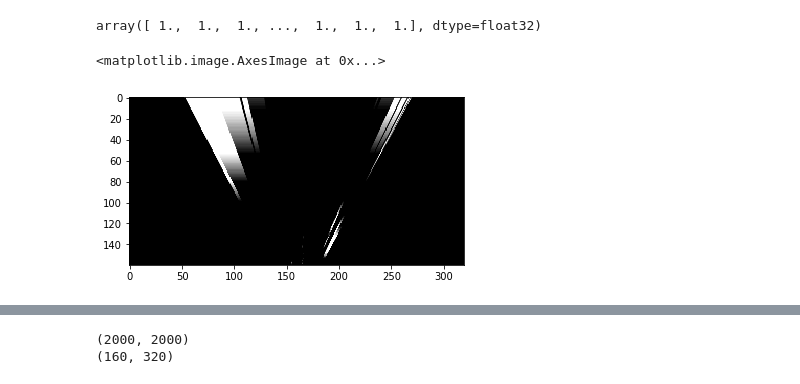
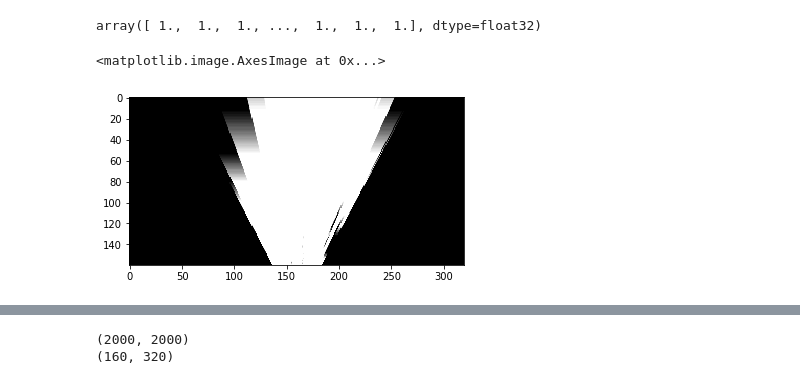
Before and after one commit to d13sl0w/RoboND-Rover-Project, a Jupyter notebook: code/Rover_Scratch_Space.ipynb, the cells around one changed output, grey strips where cells are left out. Cells and saved outputs as stored; diff of their text form; code cells hidden in the pictures.

```diff
--- a/code/Rover_Scratch_Space.ipynb
+++ b/code/Rover_Scratch_Space.ipynb
@@ -71,38 +63,33 @@ ground_masked[ground_masked > 0]
 # %% [output]
 array([ 1.,  1.,  1., ...,  1.,  1.,  1.], dtype=float32)
 # %%
-# Define a function to perform a perspective transform
-# I've used the example grid image above to choose source points for the
-# grid cell in front of the rover (each grid cell is 1 square meter in the sim)
 def perspect_transform(img, src, dst):
     M = cv2.getPerspectiveTransform(src, dst)
     warped = cv2.warpPerspective(img, M, (img.shape[1], img.shape[0]))# keep same size as input image
     return warped
 
 # Define calibration box in source (actual) and destination (desired) coordinates
 # These source and destination points are defined to warp the image
 # to a grid where each 10x10 pixel square represents 1 square meter
 # The destination box will be 2*dst_size on each side
 map_grid_side = 10
 dst_size = map_grid_side / 2
 # Set a bottom offset to account for the fact that the bottom of the image
-# is not the position of the rover but a bit in front of it
-# this is just a rough guess, feel free to change it!
 bottom_offset = 2
 source = np.float32([[118, 99], [203, 99], [182, 90], [136, 90]])
 destination = np.float32([
     [image.shape[1]/2 - dst_size, image.shape[0] + map_grid_side - bottom_offset],
     [image.shape[1]/2 + dst_size, image.shape[0] + map_grid_side - bottom_offset],
     [image.shape[1]/2 + dst_size, image.shape[0] - map_grid_side - 2*dst_size - bottom_offset],
     [image.shape[1]/2 - dst_size, image.shape[0] - map_grid_side - 2*dst_size - bottom_offset],
 ])
 # warped = perspect_transform(threshed, source, destination)
 ground_warped = perspect_transform(ground_masked, source, destination)
 walls_warped = perspect_transform(walls_masked, source, destination)
 
 plt.imshow(ground_warped, cmap='gray')
-plt.imshow(walls_warped, cmap='gray')
+# plt.imshow(walls_warped, cmap='gray')
 #scipy.misc.imsave('../output/warped_example.jpg', warped)
 # %% [output]
 <matplotlib.image.AxesImage at 0x...>
-[figure, old version]
+[figure, new version]
```
Also changed, not shown: parts of 10 cells of this notebook.
